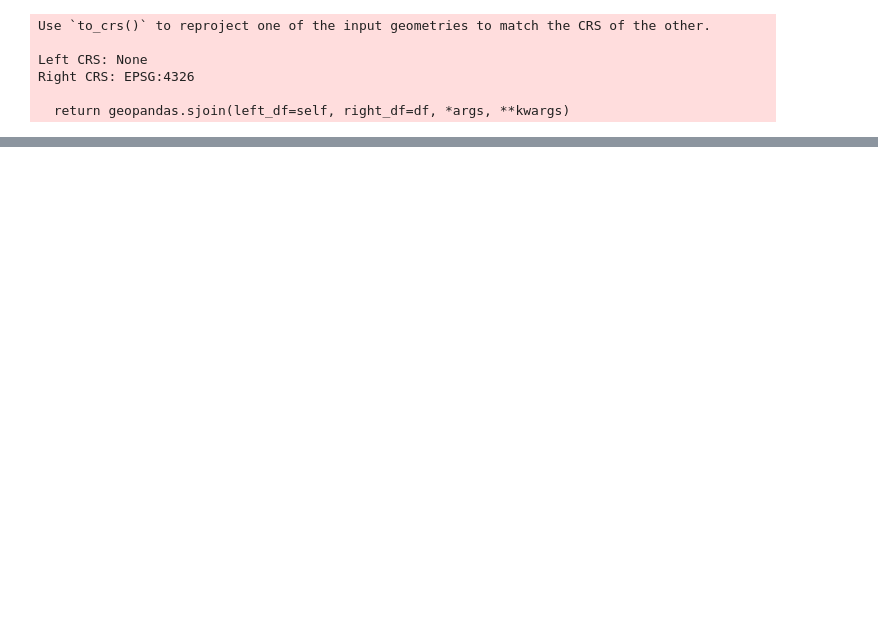
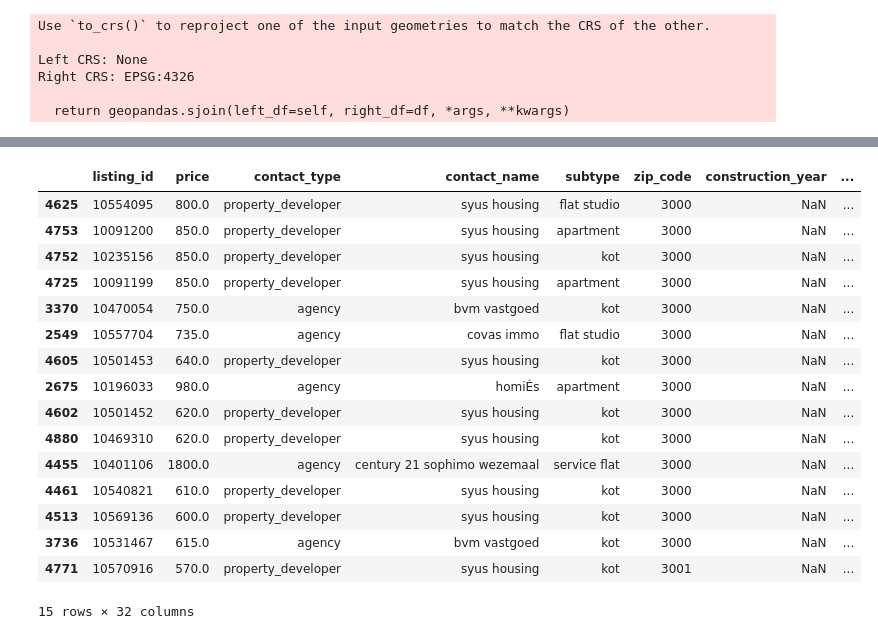
Before and after one commit to marcandre259/immo_report, a Jupyter notebook: notebooks/marki/m2_geo_check.ipynb, the cells around one changed output, grey strips where cells are left out. Drawn from its saved outputs; the diff is of its cells as text; code cells hidden in the pictures; blank space fills up the shorter version.

Commit message:
First analyses price_m2 contacts

```diff
--- a/notebooks/marki/m2_geo_check.ipynb
+++ b/notebooks/marki/m2_geo_check.ipynb
@@ -283,7 +283,5 @@ gpd_apart = gpd.GeoDataFrame(df_apart, geometry=apart_geom)
 # %%
-gpd_apart = gpd_apart.sjoin(
-    gpd_municipalities.to_crs("EPSG:4326"), how="left", predicate="within"
-)
+gpd_apart = gpd_apart.sjoin(gpd_municipalities, how="left", predicate="within")
 # %% [output]
 Use `to_crs()` to reproject one of the input geometries to match the CRS of the other.
 
@@ -293,0 +328,14 @@ Right CRS: EPSG:4326
+# %%
+# Get rent price per m2
+gpd_apart["price_m2"] = np.round(gpd_apart["price"] / gpd_apart["living_area"], 2)
+# %%
+# I want the median and the deviation from the median (of a municipality)
+gpd_apart["median_price_m2"] = gpd_apart.groupby("namedut")["price_m2"].transform(
+    "median"
+)
+gpd_apart["deviation_price_m2"] = gpd_apart["price_m2"] - gpd_apart["median_price_m2"]
+# %%
+# Outliers?
+gpd_apart.sort_values(["deviation_price_m2"], ascending=False).head()
+# Remove listing 10370135, weird that it was approved -> more like a airbnb
+gpd_apart = gpd_apart.loc[gpd_apart["listing_id"] != "10370135", :]
@@ -293,0 +357,23 @@ Right CRS: EPSG:4326
+# %%
+# Let's look at Leuven
+gpd_apart.loc[gpd_apart["namedut"] == "Leuven", :].sort_values(
+    "deviation_price_m2", ascending=False
+).head(15)
+# %% [output]
+|  | listing_id | price | contact_type | contact_name | subtype | zip_code | construction_year | ... |
+| 4625 | 10554095 | 800.0 | property_developer | syus housing | flat studio | 3000 | NaN | ... |
+| 4753 | 10091200 | 850.0 | property_developer | syus housing | apartment | 3000 | NaN | ... |
+| 4752 | 10235156 | 850.0 | property_developer | syus housing | kot | 3000 | NaN | ... |
+| 4725 | 10091199 | 850.0 | property_developer | syus housing | apartment | 3000 | NaN | ... |
+| 3370 | 10470054 | 750.0 | agency | bvm vastgoed | kot | 3000 | NaN | ... |
+| 2549 | 10557704 | 735.0 | agency | covas immo | flat studio | 3000 | NaN | ... |
+| 4605 | 10501453 | 640.0 | property_developer | syus housing | kot | 3000 | NaN | ... |
+| 2675 | 10196033 | 980.0 | agency | homiÉs | apartment | 3000 | NaN | ... |
+| 4602 | 10501452 | 620.0 | property_developer | syus housing | kot | 3000 | NaN | ... |
+| 4880 | 10469310 | 620.0 | property_developer | syus housing | kot | 3000 | NaN | ... |
+| 4455 | 10401106 | 1800.0 | agency | century 21 sophimo wezemaal | service flat | 3000 | NaN | ... |
+| 4461 | 10540821 | 610.0 | property_developer | syus housing | kot | 3000 | NaN | ... |
+| 4513 | 10569136 | 600.0 | property_developer | syus housing | kot | 3000 | NaN | ... |
+| 3736 | 10531467 | 615.0 | agency | bvm vastgoed | kot | 3000 | NaN | ... |
+| 4771 | 10570916 | 570.0 | property_developer | syus housing | kot | 3001 | NaN | ... |
+15 rows × 32 columns
```
Also changed, not shown: parts of 16 cells of this notebook.
